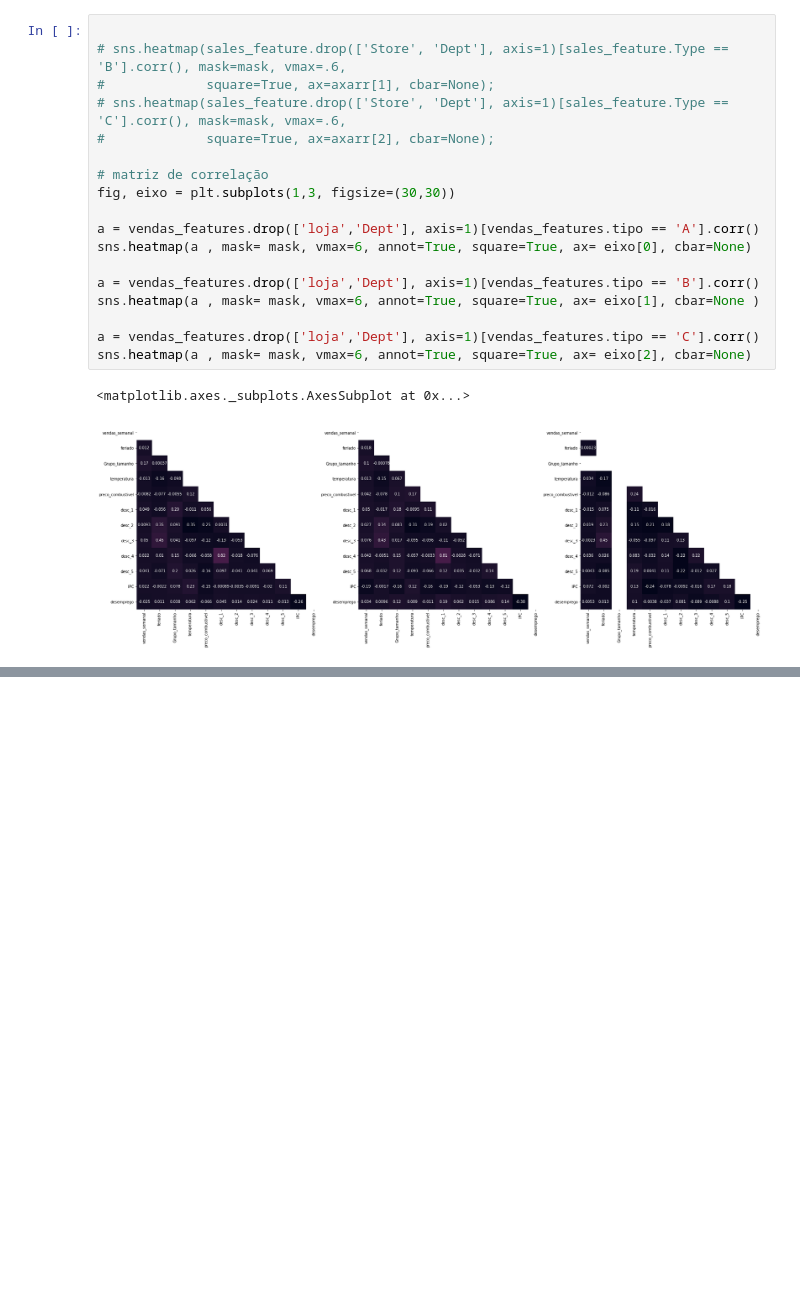
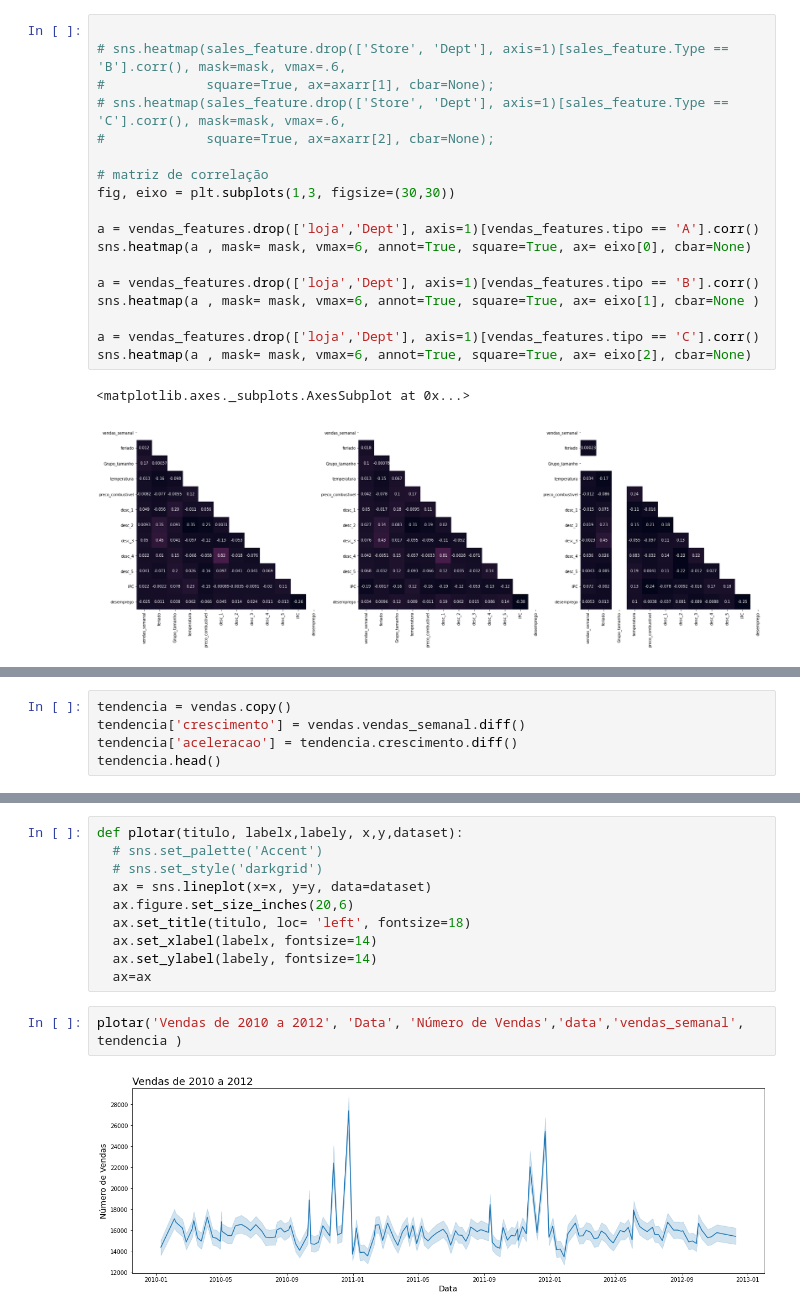
Before and after one commit to SamuelSousaFerreira/Analise-de-lojas-de-varejo, a Jupyter notebook: Análise_de_varejo.ipynb, the cells around one changed output, grey strips where cells are left out. Saved outputs shown, nothing was run; the diff lists cells and outputs as text; blank space fills up the shorter version.

```diff
--- a/Análise_de_varejo.ipynb
+++ b/Análise_de_varejo.ipynb
@@ -628,0 +665,5 @@ sns.heatmap(a , mask= mask, vmax=6, annot=True, square=True, ax= eixo[2], cbar=N
+# %%
+tendencia = vendas.copy()
+tendencia['crescimento'] = vendas.vendas_semanal.diff()
+tendencia['aceleracao'] = tendencia.crescimento.diff()
+tendencia.head()
@@ -628,0 +677,14 @@ sns.heatmap(a , mask= mask, vmax=6, annot=True, square=True, ax= eixo[2], cbar=N
+# %%
+def plotar(titulo, labelx,labely, x,y,dataset):
+  # sns.set_palette('Accent')
+  # sns.set_style('darkgrid')
+  ax = sns.lineplot(x=x, y=y, data=dataset)
+  ax.figure.set_size_inches(20,6)
+  ax.set_title(titulo, loc= 'left', fontsize=18)
+  ax.set_xlabel(labelx, fontsize=14)
+  ax.set_ylabel(labely, fontsize=14)
+  ax=ax
+# %%
+plotar('Vendas de 2010 a 2012', 'Data', 'Número de Vendas','data','vendas_semanal', tendencia )
+# %% [output]
+[figure, added]
```
Also changed, not shown: parts of 14 cells of this notebook.
